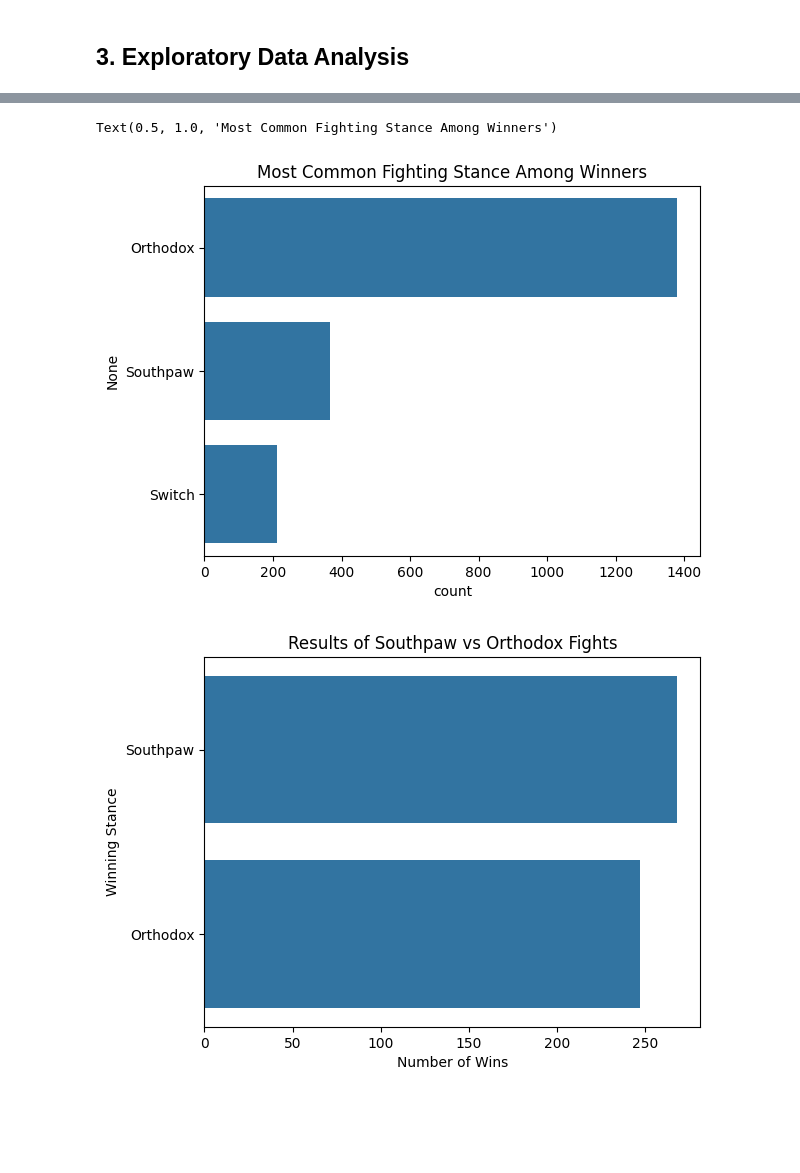
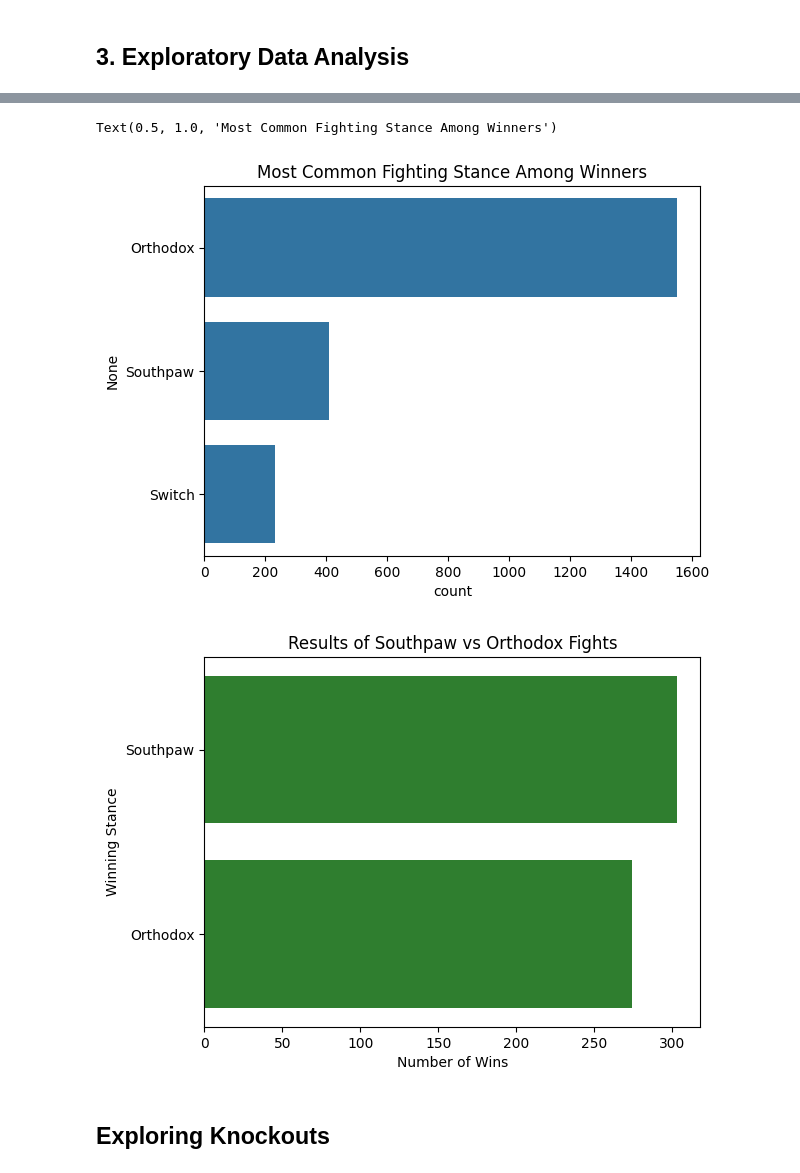
Before and after one commit to jmanlang/ufc-data-analysis, a Jupyter notebook: analysis.ipynb, the cells around one changed output, grey strips where cells are left out. Drawn from its saved outputs; the diff is of its cells as text; code cells hidden in the pictures; blank space fills up the shorter version.

```diff
--- a/analysis.ipynb
+++ b/analysis.ipynb
@@ -90,6 +95,7 @@ all_fights.loc[all_fights.duplicated()]
  In this data set, fights involving fighters making their UFC debut have 0's across their career statistics because they have no prior UFC fights from which to calculate statistics from. However, these fighters often have prior MMA experience from other organizations, so taking into account the statistical differences between opposing fighters in debut matches would be misleading. We remove debut matches for this reason.
 # %%
 # Removing fights that involve fighters with no wins or losses
-all_fights = all_fights[~(
+'''all_fights = all_fights[~(
     ((all_fights['RedWins'] == 0) & (all_fights['RedLosses'] == 0)) |
     ((all_fights['BlueWins'] == 0) & (all_fights['BlueLosses'] == 0)))]
+    '''
@@ -222,26 +239,28 @@ sns.countplot(y=winner_stance)
 plt.title("Most Common Fighting Stance Among Winners")
 # %% [output]
 Text(0.5, 1.0, 'Most Common Fighting Stance Among Winners')
-[figure, old version]
+[figure, new version]
 # %%
 filtered_df = analysis_df[
     ((analysis_df['RedStance'] == 'Southpaw') &
     (analysis_df['BlueStance'] == 'Orthodox')) |
     ((analysis_df['RedStance'] == 'Orthodox') &
     (analysis_df['BlueStance'] == 'Southpaw'))
 ]
 other = np.where(
     filtered_df['Winner'] == 'Red',
     filtered_df['RedStance'],
     filtered_df['BlueStance']
 )
 
 other = pd.Series(other, index=filtered_df.index)
 
-ax = sns.countplot(y=other)
+ax = sns.countplot(y=other, color='forestgreen')
 ax.set_xlabel("Number of Wins")
 ax.set_ylabel("Winning Stance")
 plt.title("Results of Southpaw vs Orthodox Fights")
 plt.show()
 # %% [output]
-[figure, old version]
+[figure, new version]
+# %% [markdown]
+## Exploring Knockouts
```
Also changed, not shown: parts of 24 cells of this notebook.
